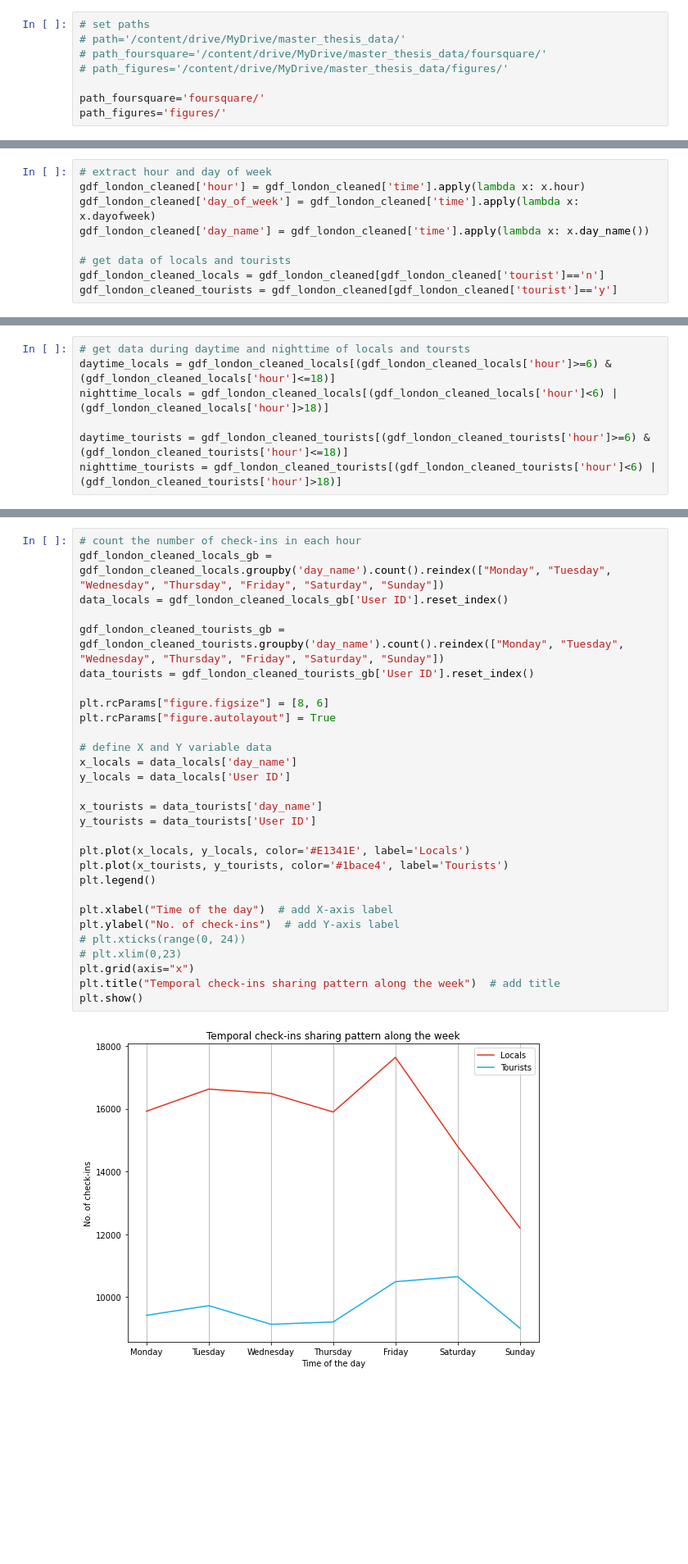
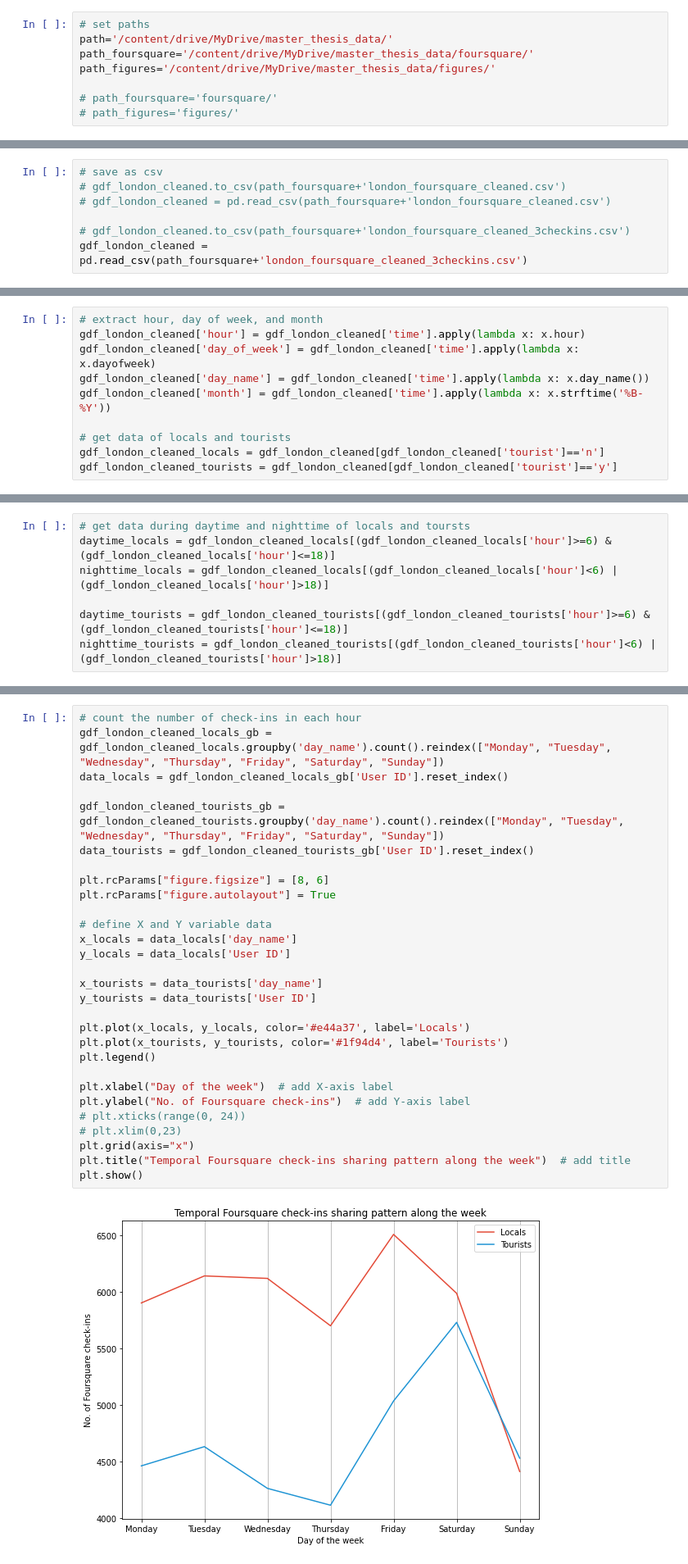
Before and after one commit to leyixu21/Semantic-Trajectory, a Jupyter notebook: clean_foursquare_data.ipynb, the cells around one changed output, grey strips where cells are left out. Shown at 82% size. Saved outputs shown, nothing was run; the diff lists cells and outputs as text; blank space fills up the shorter version.

```diff
--- a/clean_foursquare_data.ipynb
+++ b/clean_foursquare_data.ipynb
@@ -45,11 +56,11 @@ import geopy.distance
 # %%
 # set paths
-# path='/content/drive/MyDrive/master_thesis_data/'
-# path_foursquare='/content/drive/MyDrive/master_thesis_data/foursquare/'
-# path_figures='/content/drive/MyDrive/master_thesis_data/figures/'
+path='/content/drive/MyDrive/master_thesis_data/'
+path_foursquare='/content/drive/MyDrive/master_thesis_data/foursquare/'
+path_figures='/content/drive/MyDrive/master_thesis_data/figures/'
 
-path_foursquare='foursquare/'
-path_figures='figures/'
+# path_foursquare='foursquare/'
+# path_figures='figures/'
 # %%
 # read boundary data
 london = gpd.read_file('london_boundaries.geojson')
@@ -1203,3 +1223,10 @@ gdf_london_cleaned
+# %%
+# save as csv
+# gdf_london_cleaned.to_csv(path_foursquare+'london_foursquare_cleaned.csv')
+# gdf_london_cleaned = pd.read_csv(path_foursquare+'london_foursquare_cleaned.csv')
+
+# gdf_london_cleaned.to_csv(path_foursquare+'london_foursquare_cleaned_3checkins.csv')
+gdf_london_cleaned = pd.read_csv(path_foursquare+'london_foursquare_cleaned_3checkins.csv')
 # %% [markdown]
 ## Exploration & Unadopted Approaches
 # %%
@@ -1774,10 +1801,11 @@ unsure_info[unsure_info['tourist']==0]
 # %% [markdown]
 # Explore Data
 # %%
-# extract hour and day of week
+# extract hour, day of week, and month
 gdf_london_cleaned['hour'] = gdf_london_cleaned['time'].apply(lambda x: x.hour)
 gdf_london_cleaned['day_of_week'] = gdf_london_cleaned['time'].apply(lambda x: x.dayofweek)
 gdf_london_cleaned['day_name'] = gdf_london_cleaned['time'].apply(lambda x: x.day_name())
+gdf_london_cleaned['month'] = gdf_london_cleaned['time'].apply(lambda x: x.strftime('%B-%Y'))
 
 # get data of locals and tourists
 gdf_london_cleaned_locals = gdf_london_cleaned[gdf_london_cleaned['tourist']=='n']
@@ -2222,34 +2402,34 @@ Weekday/Weekend
 # %%
 # count the number of check-ins in each hour
 gdf_london_cleaned_locals_gb = gdf_london_cleaned_locals.groupby('day_name').count().reindex(["Monday", "Tuesday", "Wednesday", "Thursday", "Friday", "Saturday", "Sunday"])
 data_locals = gdf_london_cleaned_locals_gb['User ID'].reset_index()
 
 gdf_london_cleaned_tourists_gb = gdf_london_cleaned_tourists.groupby('day_name').count().reindex(["Monday", "Tuesday", "Wednesday", "Thursday", "Friday", "Saturday", "Sunday"])
 data_tourists = gdf_london_cleaned_tourists_gb['User ID'].reset_index()
 
 plt.rcParams["figure.figsize"] = [8, 6]
 plt.rcParams["figure.autolayout"] = True
 
 # define X and Y variable data
 x_locals = data_locals['day_name']
 y_locals = data_locals['User ID']
 
 x_tourists = data_tourists['day_name']
 y_tourists = data_tourists['User ID']
 
-plt.plot(x_locals, y_locals, color='#E1341E', label='Locals')
-plt.plot(x_tourists, y_tourists, color='#1bace4', label='Tourists')
+plt.plot(x_locals, y_locals, color='#e44a37', label='Locals')
+plt.plot(x_tourists, y_tourists, color='#1f94d4', label='Tourists')
 plt.legend()
 
-plt.xlabel("Time of the day")  # add X-axis label
-plt.ylabel("No. of check-ins")  # add Y-axis label
+plt.xlabel("Day of the week")  # add X-axis label
+plt.ylabel("No. of Foursquare check-ins")  # add Y-axis label
 # plt.xticks(range(0, 24))
 # plt.xlim(0,23)
 plt.grid(axis="x")
-plt.title("Temporal check-ins sharing pattern along the week")  # add title
+plt.title("Temporal Foursquare check-ins sharing pattern along the week")  # add title
 plt.show()
 # %% [output]
-[figure, old version]
+[figure, new version]
 # %%
 # get data during weekday and weekend of locals and toursts
 weekday_locals = gdf_london_cleaned_locals[gdf_london_cleaned_locals['day_of_week']<=4]
```
Also changed, not shown: parts of 62 cells of this notebook.
